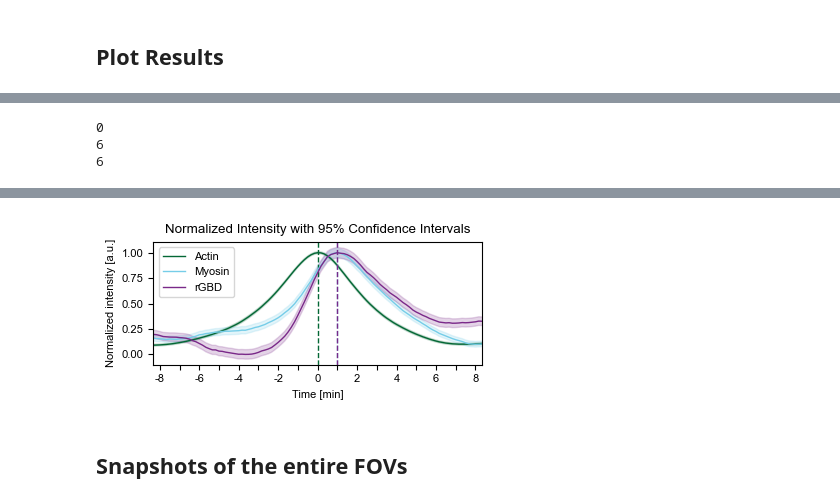
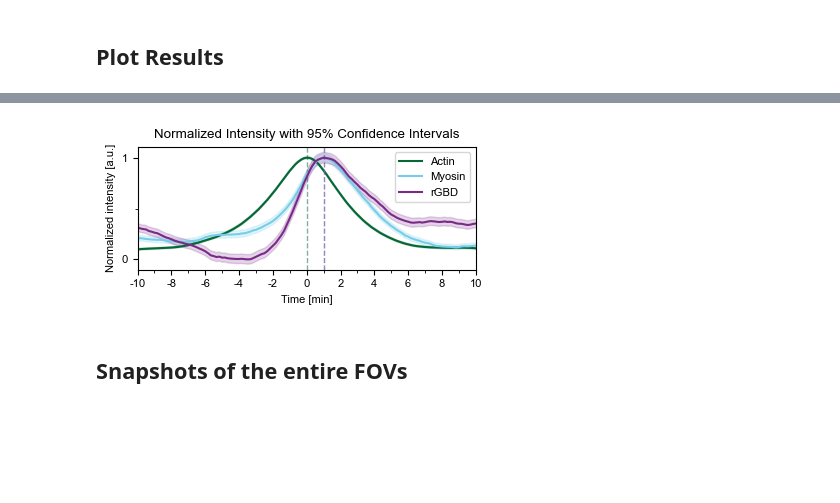
Before and after one commit to pertzlab/ARCOSpx-publication, a Jupyter notebook: scripts/4_polymerization_wave/polymerization_wave_tracking.ipynb, the cells around one changed output, grey strips where cells are left out. Cells and saved outputs as stored; diff of their text form; code cells hidden in the pictures; blank space fills up the shorter version.

```diff
--- a/scripts/4_polymerization_wave/polymerization_wave_tracking.ipynb
+++ b/scripts/4_polymerization_wave/polymerization_wave_tracking.ipynb
@@ -770,10 +797,10 @@ io.imsave(os.path.join(DIR_OUT_DATA, "lifeact_rgb.tif"), rgb_lifeact)
 # Extract windowed intensity values for all channels
 # %%
 # load the data using os.path.join
-actin_corrected = io.imread(os.path.join(DIR_CORE, DIR_OUT_DATA, "actin_corrected.tif"))
-myosin_corrected = io.imread(os.path.join(DIR_CORE, DIR_OUT_DATA, "myosin_corrected.tif"))
-rGBD_corrected = io.imread(os.path.join(DIR_CORE, DIR_OUT_DATA, "rGBD_corrected.tif"))
-events_upscaled = io.imread(os.path.join(DIR_CORE, DIR_OUT_DATA, "tracked_waves.tif"))
+actin_corrected = io.imread(os.path.join(DIR_OUT_DATA, "actin_corrected.tif"))
+myosin_corrected = io.imread(os.path.join(DIR_OUT_DATA, "myosin_corrected.tif"))
+rGBD_corrected = io.imread(os.path.join(DIR_OUT_DATA, "rGBD_corrected.tif"))
+events_upscaled = io.imread(os.path.join(DIR_OUT_DATA, "tracked_waves.tif"))
 # %%
 viewer = napari.Viewer()
 
@@ -798,8 +825,7 @@ with ProgressBar(total=len(event_ids)) as pb:
 # %%
 # Post-process the results, smooths, normalizes and detrends the intensities
 df = post_process_results(results_list, "detrended_intensities", filter_window_size=9)
-# subtract first frame from all frames in the frame column
-df["frame_count"] = df.groupby(["event_id"])["frame"].transform(lambda x: x - x.min())
 print("Number of events analyzed:", len(df["event_id"].unique()))
+print("Number of unique windows analyzed:", df.groupby(["event_id", "middle_frame"]).ngroups)
 df.head()
 # %% [output]
@@ -884,10 +893,10 @@ INFO:fontTools.subset:name pruned
 # %%
 # Calculate mean, std, and SEM for each frame count
 channels = ["intensity_mean-0", "intensity_mean-1", "intensity_mean-2"]
-df_summary = df.groupby("frame_count")[channels].agg(["mean", "std", "count"]).reset_index()
+df_summary = df.groupby("window_frame")[channels].agg(["mean", "std", "count"]).reset_index()
 
 # Flatten the multi-level columns
-df_summary.columns = ["frame_count"] + [f"{col[0]}_{col[1]}" for col in df_summary.columns[1:]]
+df_summary.columns = ["window_frame"] + [f"{col[0]}_{col[1]}" for col in df_summary.columns[1:]]
 
 # Min-max scale the means and calculate 95% CI
 for channel in channels:
@@ -911,15 +920,19 @@ for channel in channels:
 # Convert back to long format for plotting
 long_df = pd.melt(
     df_summary,
-    id_vars="frame_count",
+    id_vars="window_frame",
     value_vars=[f"{channel}_mean" for channel in channels],
     var_name="Channel",
     value_name="Mean_intensity",
 )
 
+long_df["centered_frames"] = long_df["window_frame"] - WINDOW_SIZE
+long_df["time_in_min"] = long_df["centered_frames"] * (SAMPLE_PERIOD_S / 60)
+long_df["time_in_min"] = long_df["time_in_min"].round(2)
+
 # Add confidence intervals
 long_df["CI"] = pd.melt(
-    df_summary, id_vars="frame_count", value_vars=[f"{channel}_ci" for channel in channels], value_name="CI"
+    df_summary, id_vars="window_frame", value_vars=[f"{channel}_ci" for channel in channels], value_name="CI"
 )["CI"]
 
 # Map channel names for better readability
@@ -927,45 +940,44 @@ channel_mapping = {"intensity_mean-0_mean": "Actin", "intensity_mean-1_mean": "M
 long_df["Channel"] = long_df["Channel"].map(channel_mapping)
 
 # Plotting with confidence intervals
+fig, ax = plt.subplots(figsize=(4, 2))
 
-# frame_count -WINDOW_SIZE
-long_df["frame_count"] = long_df["frame_count"] - WINDOW_SIZE
-
-fig, ax = plt.subplots(figsize=(4, 2))
-for idx, channel in enumerate(long_df["Channel"].unique()):
+for channel_index, channel in enumerate(long_df["Channel"].unique()):
     subset = long_df[long_df["Channel"] == channel]
     sns.lineplot(
         data=subset,
-        x="frame_count",
+        x="time_in_min",
         y="Mean_intensity",
         label=channel,
         ax=ax,
-        color=colors[idx],
-        linewidth=1,
+        color=colors[channel_index],
+        errorbar=None,
     )
-    # Add confidence intervals
+    # Confidence intervals
     ax.fill_between(
-        subset["frame_count"],
+        subset["time_in_min"],
         subset["Mean_intensity"] - subset["CI"],
         subset["Mean_intensity"] + subset["CI"],
         alpha=0.2,
-        color=colors[idx],
+        color=colors[channel_index],
     )
-
-    print(subset["Mean_intensity"].argmax() - WINDOW_SIZE)
-
-    ax.axvline(x=subset["Mean_intensity"].argmax() - WINDOW_SIZE, linestyle="--", linewidth=1, color=colors[idx])
+    # Peak location in time:
+    peak_index = subset["Mean_intensity"].argmax()
+    peak_time = subset.iloc[peak_index]["time_in_min"]
+    ax.axvline(peak_time, linestyle="--", linewidth=1, color=colors[channel_index], alpha=0.5)
+    print(f"Delay of {channel} peak relative to Actin (or 0): {peak_time:.2f} min")
 
 # Customize plot appearance
 ax.set_title("Normalized Intensity with 95% Confidence Intervals")
 ax.set_xlabel("Time [min]")
 ax.set_ylabel("Normalized intensity [a.u.]")
-ax.set_xlim(-50, 50)
-ticks = np.arange(-48, 49, 6)
-ax.set_xticks(ticks)
-tick_labels = [str(int(tick / 6)) if (tick / 6) % 2 == 0 else "" for tick in ticks]
-ax.set_xticklabels(tick_labels)
+ax.set_xlim(-10, 10)
+ax.xaxis.set_major_locator(MultipleLocator(2))
+ax.xaxis.set_minor_locator(MultipleLocator(1))
+ax.yaxis.set_major_locator(MultipleLocator(1))
+ax.yaxis.set_minor_locator(MultipleLocator(0.5))
+ax.xaxis.set_major_formatter(FuncFormatter(lambda x, pos: f"{int(x)}"))
 plt.tight_layout()
-plt.savefig(os.path.join(DIR_CORE, DIR_OUT_PLOT, "normalized_intensity.pdf"))
+plt.savefig(os.path.join(DIR_OUT_PLOT, "normalized_intensity.svg"))
 plt.show()
 # %% [output]
@@ -981,3 +986,0 @@ INFO:fontTools.subset:DSIG dropped
-0
-6
-6
@@ -1001,4 +987,4 @@ INFO:fontTools.subset:name pruned
-[figure, old version]
+[figure, new version]
 # %% [markdown]
 ## Snapshots of the entire FOVs
 # %%
```
Also changed, not shown: parts of 49 cells of this notebook.
